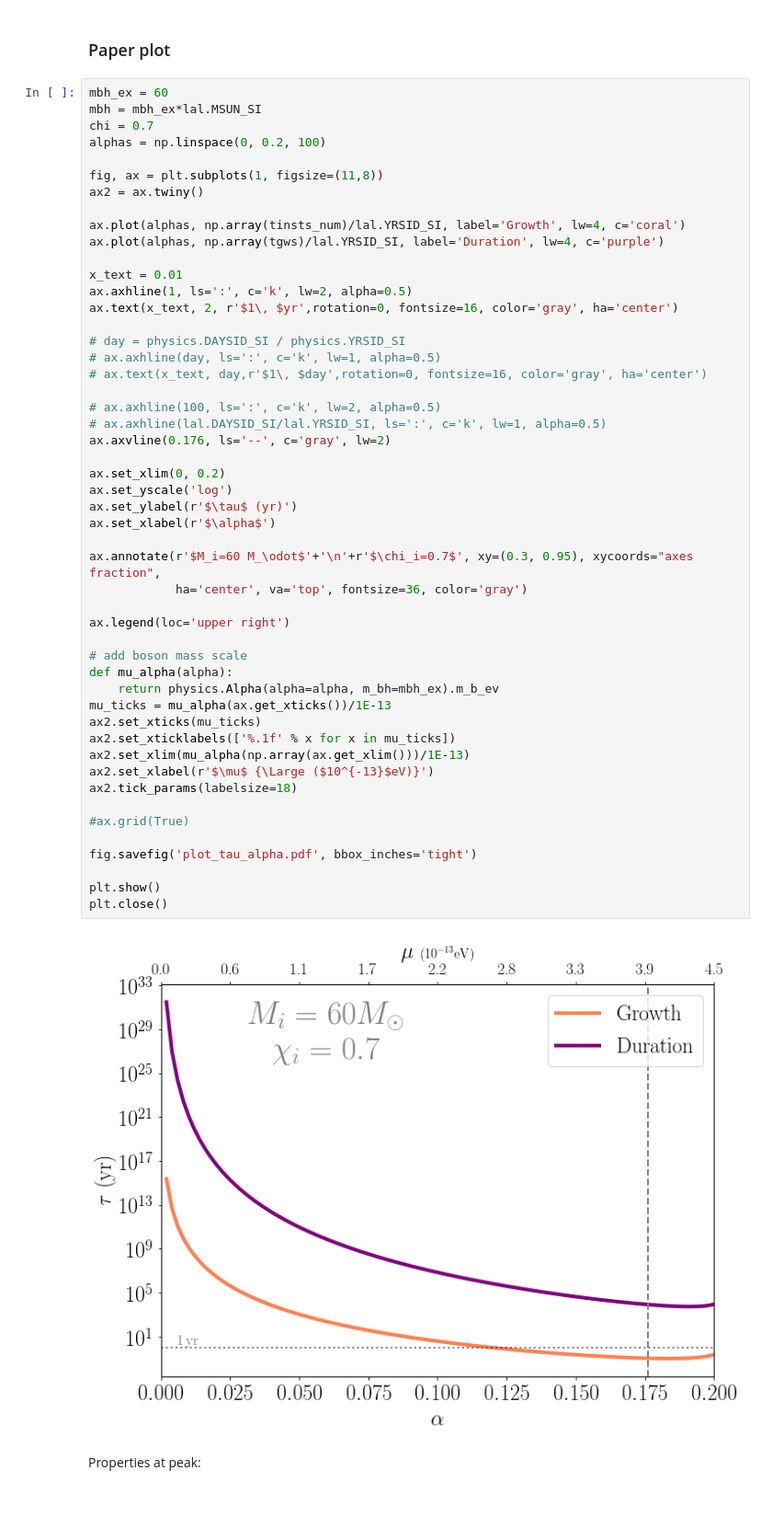
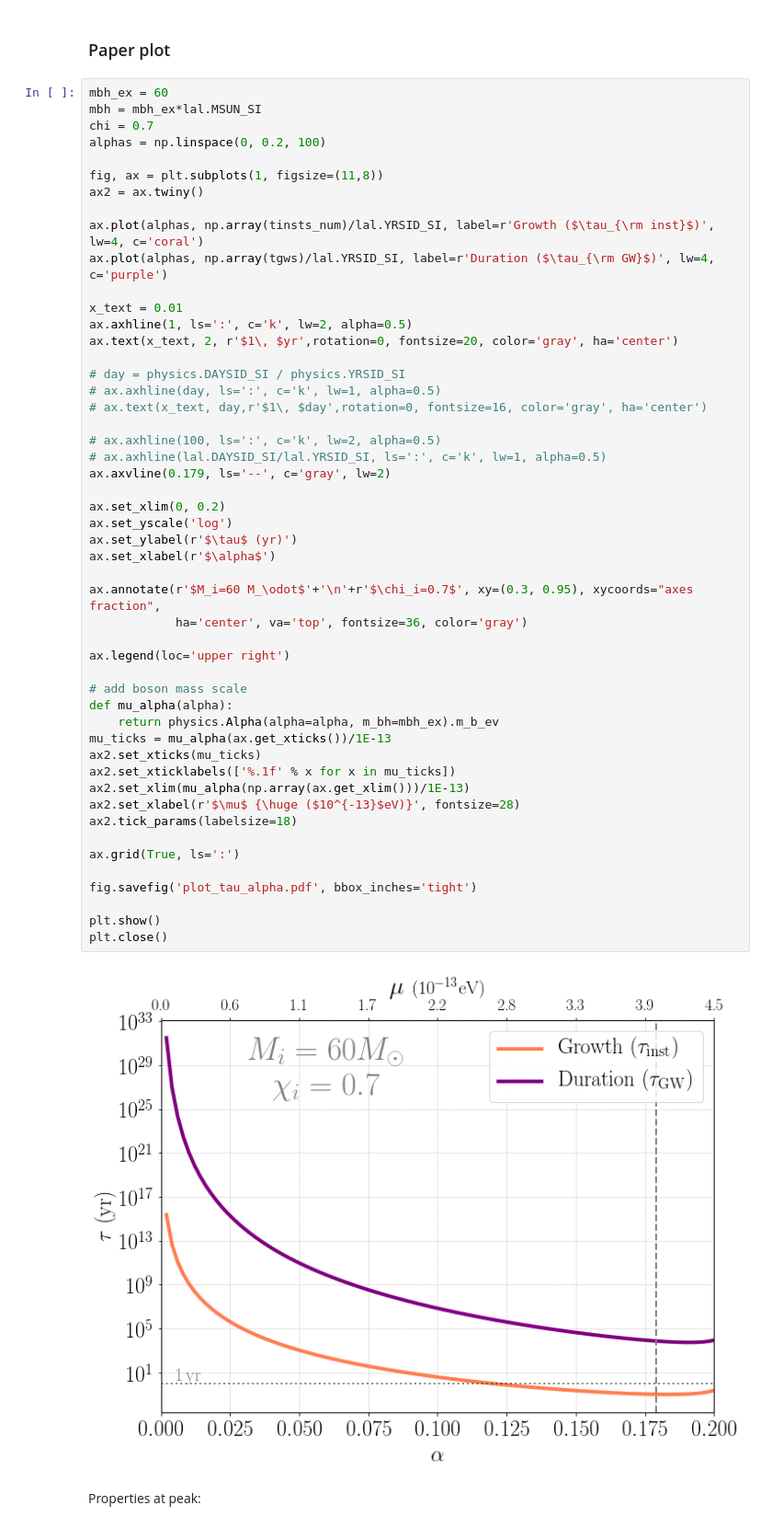
Before and after one commit to maxisi/gwaxion, a Jupyter notebook: examples/timescales.ipynb, the cells around one changed output. Shown at 92% size. Cells and saved outputs as stored; diff of their text form; blank space fills up the shorter version.

```diff
--- a/examples/timescales.ipynb
+++ b/examples/timescales.ipynb
@@ -115,49 +147,49 @@ alphas = np.linspace(0, 0.2, 100)
 fig, ax = plt.subplots(1, figsize=(11,8))
 ax2 = ax.twiny()
 
-ax.plot(alphas, np.array(tinsts_num)/lal.YRSID_SI, label='Growth', lw=4, c='coral')
-ax.plot(alphas, np.array(tgws)/lal.YRSID_SI, label='Duration', lw=4, c='purple')
+ax.plot(alphas, np.array(tinsts_num)/lal.YRSID_SI, label=r'Growth ($\tau_{\rm inst}$)', lw=4, c='coral')
+ax.plot(alphas, np.array(tgws)/lal.YRSID_SI, label=r'Duration ($\tau_{\rm GW}$)', lw=4, c='purple')
 
 x_text = 0.01
 ax.axhline(1, ls=':', c='k', lw=2, alpha=0.5)
-ax.text(x_text, 2, r'$1\, $yr',rotation=0, fontsize=16, color='gray', ha='center')
+ax.text(x_text, 2, r'$1\, $yr',rotation=0, fontsize=20, color='gray', ha='center')
 
 # day = physics.DAYSID_SI / physics.YRSID_SI
 # ax.axhline(day, ls=':', c='k', lw=1, alpha=0.5)
 # ax.text(x_text, day,r'$1\, $day',rotation=0, fontsize=16, color='gray', ha='center')
 
 # ax.axhline(100, ls=':', c='k', lw=2, alpha=0.5)
 # ax.axhline(lal.DAYSID_SI/lal.YRSID_SI, ls=':', c='k', lw=1, alpha=0.5)
-ax.axvline(0.176, ls='--', c='gray', lw=2)
+ax.axvline(0.179, ls='--', c='gray', lw=2)
 
 ax.set_xlim(0, 0.2)
 ax.set_yscale('log')
 ax.set_ylabel(r'$\tau$ (yr)')
 ax.set_xlabel(r'$\alpha$')
 
 ax.annotate(r'$M_i=60 M_\odot$'+'\n'+r'$\chi_i=0.7$', xy=(0.3, 0.95), xycoords="axes fraction",
             ha='center', va='top', fontsize=36, color='gray')
 
 ax.legend(loc='upper right')
 
 # add boson mass scale
 def mu_alpha(alpha):
     return physics.Alpha(alpha=alpha, m_bh=mbh_ex).m_b_ev
 mu_ticks = mu_alpha(ax.get_xticks())/1E-13
 ax2.set_xticks(mu_ticks)
 ax2.set_xticklabels(['%.1f' % x for x in mu_ticks])
 ax2.set_xlim(mu_alpha(np.array(ax.get_xlim()))/1E-13)
-ax2.set_xlabel(r'$\mu$ {\Large ($10^{-13}$eV)}')
+ax2.set_xlabel(r'$\mu$ {\huge ($10^{-13}$eV)}', fontsize=28)
 ax2.tick_params(labelsize=18)
 
-#ax.grid(True)
+ax.grid(True, ls=':')
 
 fig.savefig('plot_tau_alpha.pdf', bbox_inches='tight')
 
 plt.show()
 plt.close()
 # %% [output]
-[figure, old version]
+[figure, new version]
 # %% [markdown]
 Properties at peak:
 # %%
```
Also changed, not shown: parts of 8 cells of this notebook.
